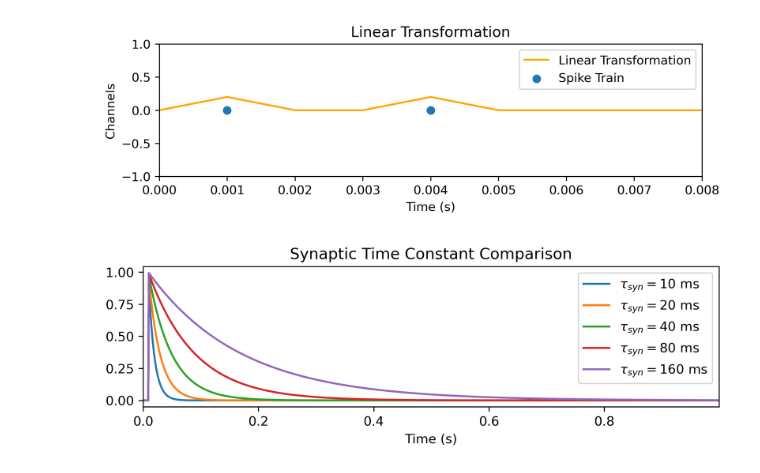
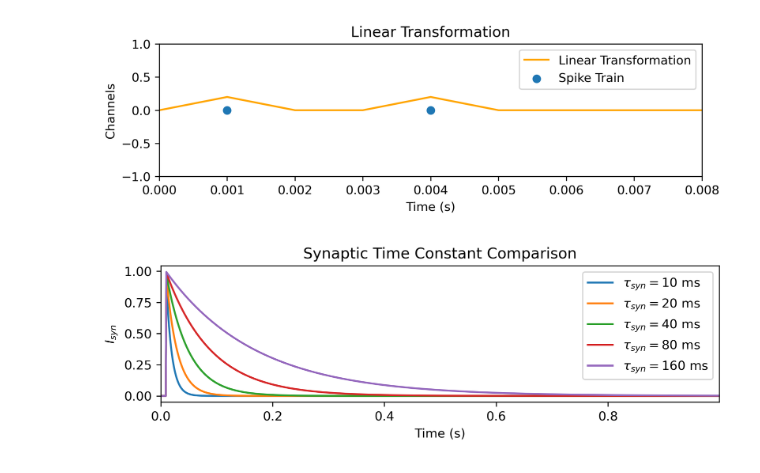
Before and after one commit to synsense/snn-workshop-amld-2022, a Jupyter notebook: 3. Training SNNs from scracth/diagrams/plot_generator.ipynb, the cells around one changed output. Saved outputs shown, nothing was run; the diff lists cells and outputs as text; code cells hidden in the pictures.

```diff
--- a/3. Training SNNs from scracth/diagrams/plot_generator.ipynb
+++ b/3. Training SNNs from scracth/diagrams/plot_generator.ipynb
@@ -96,31 +96,32 @@ lif_160 = LIFTorch(
     tau_syn=Constant(0.16),
     bias=Constant(0.0),
     threshold=Constant(1.0),
     spike_generation_fn=StepPWL,
     dt=dt,
 )
 
 one_spike_train = torch.zeros((1, 1000, 1))
 one_spike_train[0, 10, 0] = 1
 
 _, _, rec_10 = lif_10(one_spike_train, record=True)
 _, _, rec_20 = lif_20(one_spike_train, record=True)
 _, _, rec_40 = lif_40(one_spike_train, record=True)
 _, _, rec_80 = lif_80(one_spike_train, record=True)
 _, _, rec_160 = lif_160(one_spike_train, record=True)
 
 plt.figure()
 isyn_10 = TSContinuous.from_clocked(rec_10["isyn"].detach().numpy().flatten(), dt=dt, name=r"$\tau_{syn} = 10$ ms")
 isyn_20 = TSContinuous.from_clocked(rec_20["isyn"].detach().numpy().flatten(), dt=dt, name=r"$\tau_{syn} = 20$ ms")
 isyn_40 = TSContinuous.from_clocked(rec_40["isyn"].detach().numpy().flatten(), dt=dt, name=r"$\tau_{syn} = 40$ ms")
 isyn_80 = TSContinuous.from_clocked(rec_80["isyn"].detach().numpy().flatten(), dt=dt, name=r"$\tau_{syn} = 80$ ms")
 isyn_160 = TSContinuous.from_clocked(rec_160["isyn"].detach().numpy().flatten(), dt=dt, name=r"$\tau_{syn} = 160$ ms")
 isyn_10.plot()
 isyn_20.plot()
 isyn_40.plot()
 isyn_80.plot()
 isyn_160.plot()
 plt.title("Synaptic Time Constant Comparison")
+plt.ylabel("$I_{syn}$")
 plt.legend();
 # %% [output]
-[figure, old version]
+[figure, new version]
```
Also changed, not shown: parts of 1 cell of this notebook.
